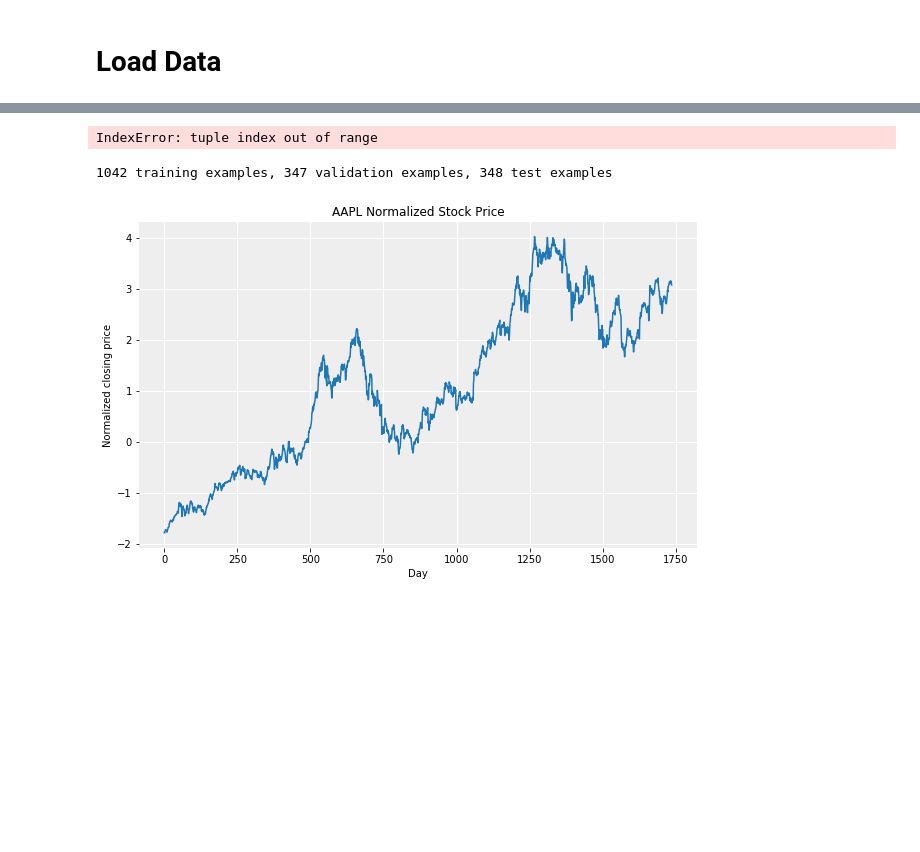
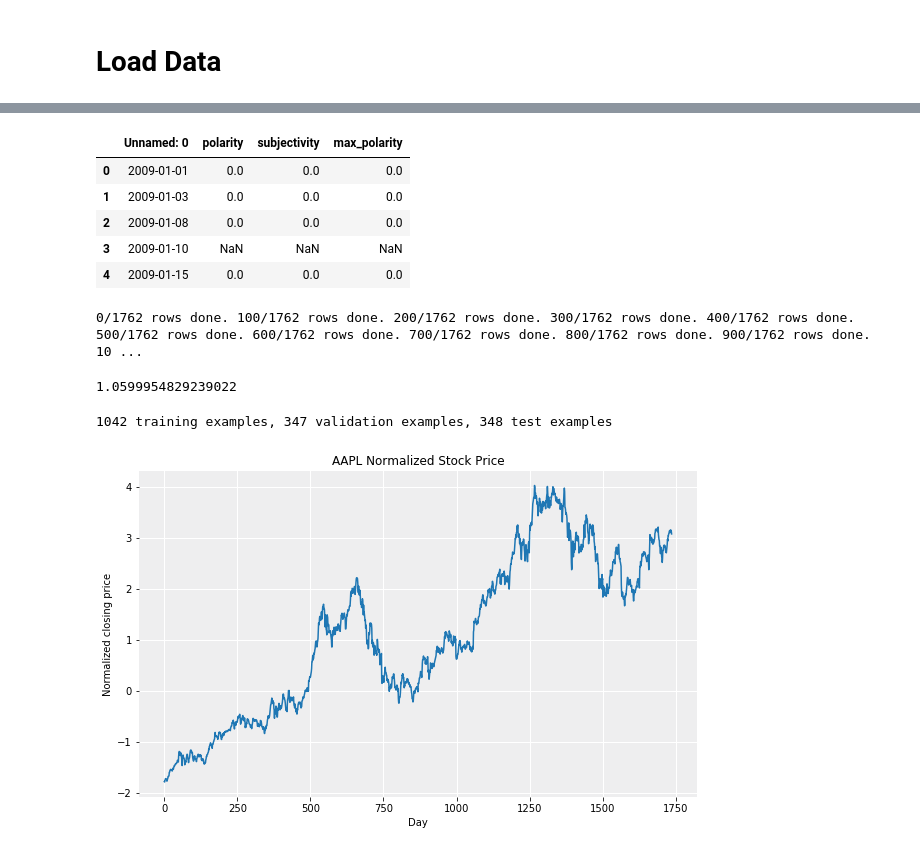
Before and after one commit to munozalexander/Stock-Prediction, a Jupyter notebook: Stock_Prediction.ipynb, the cells around one changed output, grey strips where cells are left out. Saved outputs shown, nothing was run; the diff lists cells and outputs as text; code cells hidden in the pictures; blank space fills up the shorter version.

```diff
--- a/Stock_Prediction.ipynb
+++ b/Stock_Prediction.ipynb
@@ -37,30 +55,72 @@ sec_df[sec_df['Ticker Symbol']=='AAPL']
+# %%
+pd.read_csv('data/news/AAPL.csv').head()
+# %% [output]
+|  | Unnamed: 0 | polarity | subjectivity | max_polarity |
+| 0 | 2009-01-01 | 0.0 | 0.0 | 0.0 |
+| 1 | 2009-01-03 | 0.0 | 0.0 | 0.0 |
+| 2 | 2009-01-08 | 0.0 | 0.0 | 0.0 |
+| 3 | 2009-01-10 | NaN | NaN | NaN |
+| 4 | 2009-01-15 | 0.0 | 0.0 | 0.0 |
+# %%
+def prep_data(ticker,
+              stock_file = 'data/stock/prices-split-adjusted.csv', \
+              news_directory = 'data/news/', \
+              econ_file = 'data/market/economic_indicators.csv', \
+              reddit_file = 'data/market/reddit_sentiments.csv'):
+    ''' merge stock closing price data, sec filing data, and newspaper sentiment into one dataframe '''
+    stock_df = pd.read_csv(stock_file)
+    stock_df = stock_df[stock_df.symbol==ticker].loc[:,['date','close']]
+    news_df = pd.read_csv(news_directory+ticker+'.csv')
+    sec_df = pd.read_csv(sec_file, index_col=0)
+    sec_df = sec_df[sec_df['Ticker Symbol']==ticker]
+    return_df = pd.DataFrame(columns=list(stock_df.columns)+list(sec_df.columns)[2:])
+    for row_num in range(stock_df.shape[0]):
+        stock_row = stock_df.iloc[row_num,:]
+        curr_date = datetime.strptime(stock_row.date, '%Y-%m-%d').date()
+        for e, sec_date_str in enumerate(sec_df['Period Ending']):
+            sec_date = datetime.strptime(sec_date_str, '%Y-%m-%d').date()
+            if sec_date > curr_date:
+                e = e-1 if e>0 else 0
+                sec_row = sec_df.iloc[e,2:]
+                break
+            elif e == sec_df.shape[0]-1:
+                sec_row = sec_df.iloc[-1,2:]
+        return_row = list(stock_row)+list(sec_row)
+        return_df.loc[row_num] = return_row
+        if row_num % 100 == 0:
+            print "%i/%i rows done." % (row_num, stock_df.shape[0]),
+    print "%s dataframe prepped." % ticker
+    return return_df.set_index('date')
+
+aapl_df = prep_data('AAPL')
+# %% [output]
+0/1762 rows done. 100/1762 rows done. 200/1762 rows done. 300/1762 rows done. 400/1762 rows done. 500/1762 rows done. 600/1762 rows done. 700/1762 rows done. 800/1762 rows done. 900/1762 rows done. 10 ...
 # %%
-def load_stock(ticker, lookback=50, f='stock_data/prices-split-adjusted.csv'):
-    ''' load split-adjusted closing price for a stock 2010-2016 '''
-    stocks_df = pd.read_csv(f)
-    stock = stocks_df[stocks_df.symbol==ticker].close.values
-    scalers = [preprocessing.StandardScaler() for i in range(stock.shape[1])]
-    n_train, n_valid = int(0.6*(stock.shape[0]-lookback)), int(0.8*(stock.shape[0]-lookback))
-    for feature in range(stock.shape[1]):
-        scalers[feature].fit(stock[:n_train,feature].reshape(-1,1))
-        stock[:,feature] = scalers[feature].transform(stock[:,feature].reshape(-1,1)).flatten()
+def load_stock(df, lookback=25, train_percent=0.6, validation_percent=0.2, test_percent=0.2):
+    ''' scale data and split into training/validation/test sets '''
+    data = aapl_df.values
+    n_train = int(train_percent*(data.shape[0]-lookback))
+    n_valid = int((train_percent+validation_percent)*(data.shape[0]-lookback))
+    scalers = [preprocessing.StandardScaler() for i in range(data.shape[1])] #normalize mean-zero, unit-variance
+    for feature in range(data.shape[1]):
+        scalers[feature].fit(data[:n_train,feature].reshape(-1,1))
+        data[:,feature] = scalers[feature].transform(data[:,feature].reshape(-1,1)).flatten()
+    return data
     dataX, dataY = [], []
-    for timepoint in range(stock.shape[0]-lookback):
-        dataX.append(stock[timepoint:timepoint+lookback,:])
-        dataY.append(stock[timepoint+lookback,1])
+    for timepoint in range(data.shape[0]-lookback):
+        dataX.append(data[timepoint:timepoint+lookback,:])
+        dataY.append(data[timepoint+lookback,1])
     X_train, X_valid, X_test = dataX[:n_train], dataX[n_train:n_valid], dataX[n_valid:]
     y_train, y_valid, y_test = dataY[:n_train], dataY[n_train:n_valid], dataY[n_valid:]
-    return np.array(X_train), np.array(y_train), \
-           np.array(X_valid), np.array(y_valid), \
-           np.array(X_test), np.array(y_test), \
-           scalers
+    return np.array(X_train), np.array(y_train), np.array(X_valid), np.array(y_valid), \
+           np.array(X_test), np.array(y_test), scalers
 
 # load practice stock, AAPL
 lookback = 25
-X_train, y_train, X_valid, y_valid, X_test, y_test, scalers = load_stock(ticker = 'AAPL', \
-                                                                         lookback = lookback)
+#X_train, y_train, X_valid, y_valid, X_test, y_test, scalers = load_stock(df=aapl_df, lookback=lookback)
+np.mean(load_stock(df=aapl_df, lookback=lookback)[:,0])
 # %% [output]
-IndexError: tuple index out of range
+1.0599954829239022
 # %%
 print "%i training examples, %i validation examples, %i test examples" % (len(y_train), len(y_valid), len(y_test))
 
```
Also changed, not shown: parts of 7 cells of this notebook.
